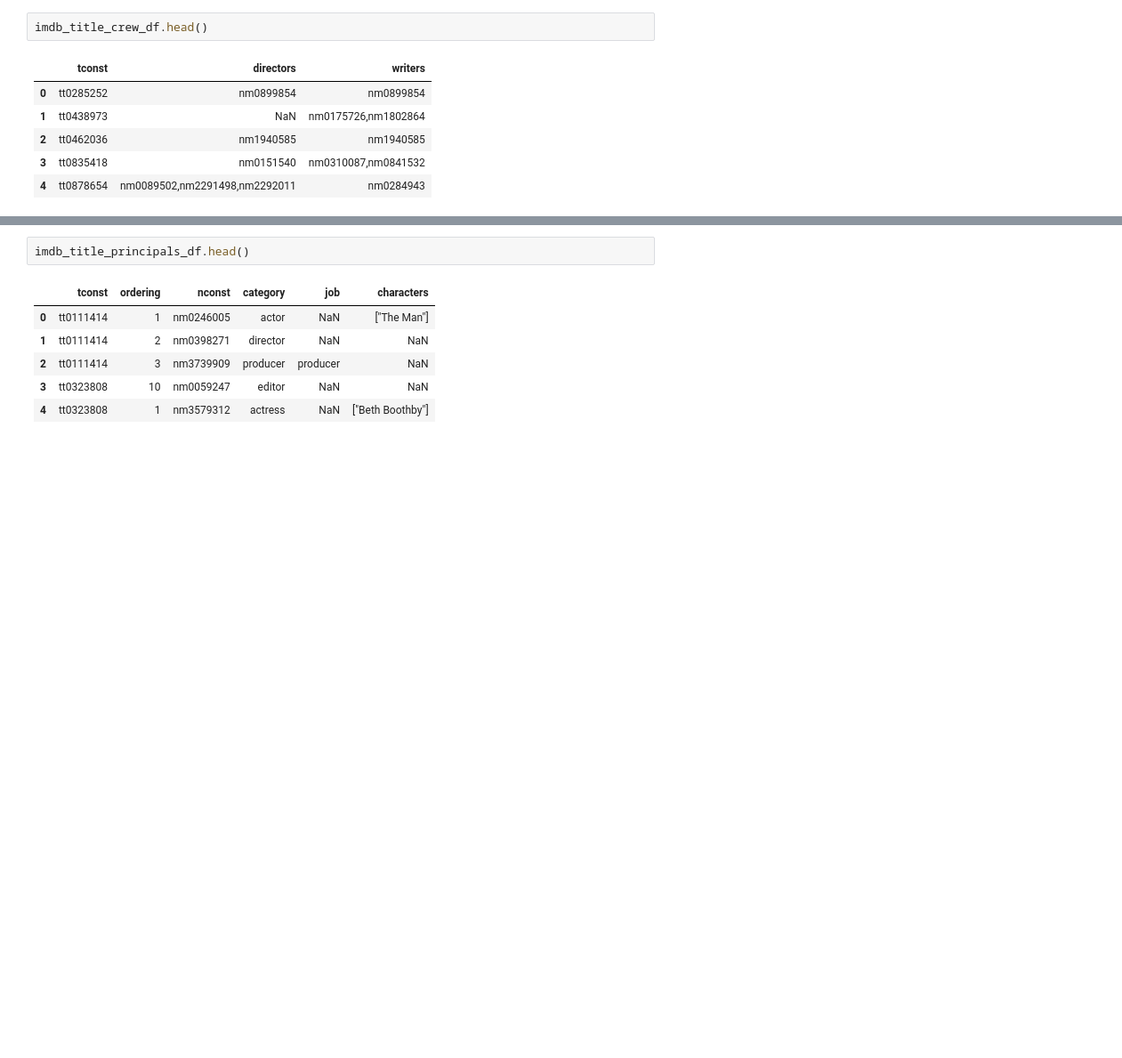
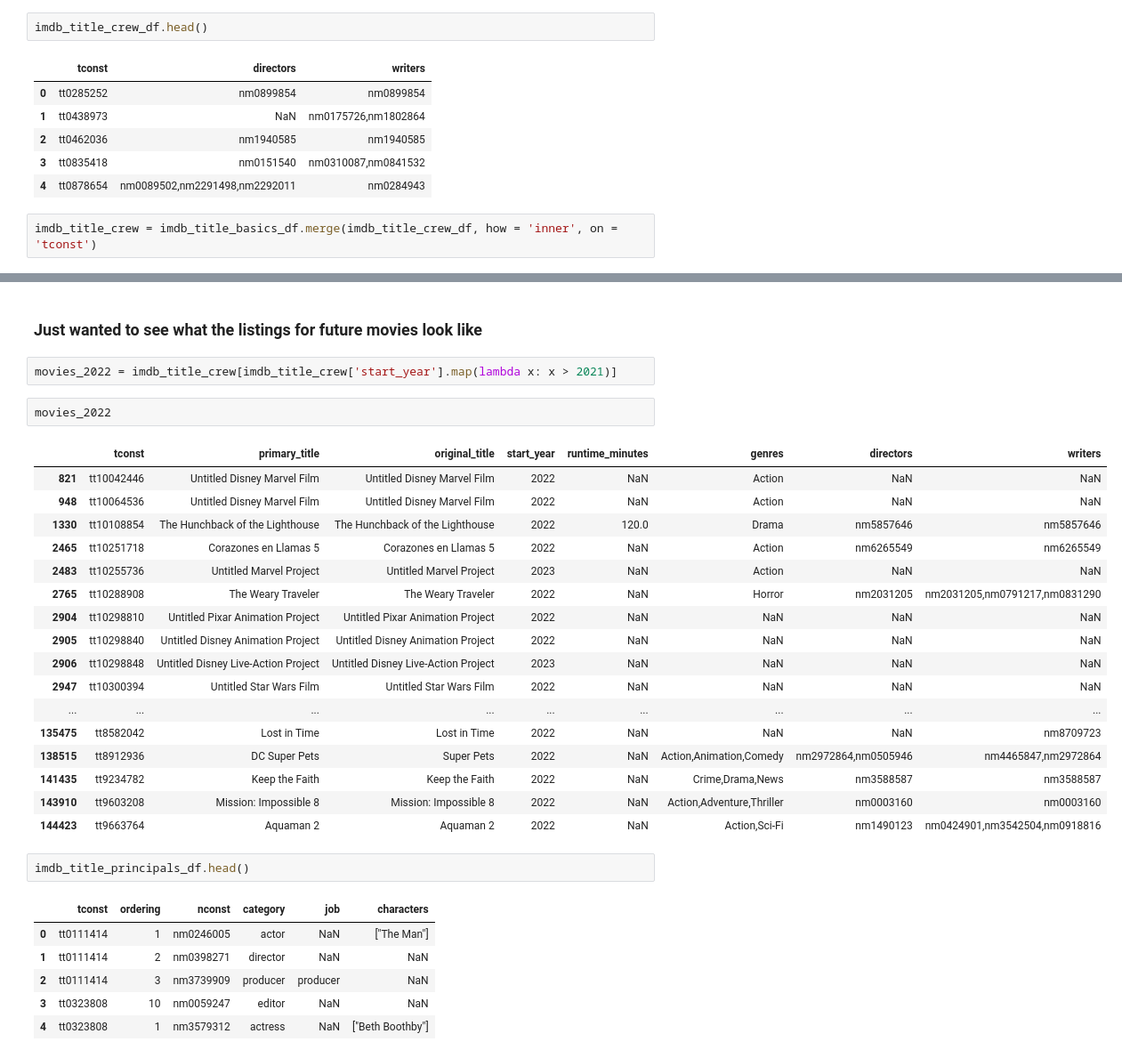
Before and after one commit to houleyemballo/AnalysisMovieData, a Jupyter notebook: DataInvestigation_Alex.ipynb, the cells around one changed output, grey strips where cells are left out. Shown at 89% size. Saved outputs shown, nothing was run; the diff lists cells and outputs as text; blank space fills up the shorter version.

```diff
--- a/DataInvestigation_Alex.ipynb
+++ b/DataInvestigation_Alex.ipynb
@@ -99,3 +134,5 @@ imdb_title_crew_df.head()
 | 2 | tt0462036 | nm1940585 | nm1940585 |
 | 3 | tt0835418 | nm0151540 | nm0310087,nm0841532 |
 | 4 | tt0878654 | nm0089502,nm2291498,nm2292011 | nm0284943 |
+# %%
+imdb_title_crew = imdb_title_basics_df.merge(imdb_title_crew_df, how = 'inner', on = 'tconst')
@@ -102,3 +171,27 @@ imdb_title_crew_df.head()
+# %% [markdown]
+### Just wanted to see what the listings for future movies look like ###
+# %%
+movies_2022 = imdb_title_crew[imdb_title_crew['start_year'].map(lambda x: x > 2021)]
+# %%
+movies_2022
+# %% [output]
+|  | tconst | primary_title | original_title | start_year | runtime_minutes | genres | directors | writers |
+| 821 | tt10042446 | Untitled Disney Marvel Film | Untitled Disney Marvel Film | 2022 | NaN | Action | NaN | NaN |
+| 948 | tt10064536 | Untitled Disney Marvel Film | Untitled Disney Marvel Film | 2022 | NaN | Action | NaN | NaN |
+| 1330 | tt10108854 | The Hunchback of the Lighthouse | The Hunchback of the Lighthouse | 2022 | 120.0 | Drama | nm5857646 | nm5857646 |
+| 2465 | tt10251718 | Corazones en Llamas 5 | Corazones en Llamas 5 | 2022 | NaN | Action | nm6265549 | nm6265549 |
+| 2483 | tt10255736 | Untitled Marvel Project | Untitled Marvel Project | 2023 | NaN | Action | NaN | NaN |
+| 2765 | tt10288908 | The Weary Traveler | The Weary Traveler | 2022 | NaN | Horror | nm2031205 | nm2031205,nm0791217,nm0831290 |
+| 2904 | tt10298810 | Untitled Pixar Animation Project | Untitled Pixar Animation Project | 2022 | NaN | NaN | NaN | NaN |
+| 2905 | tt10298840 | Untitled Disney Animation Project | Untitled Disney Animation Project | 2022 | NaN | NaN | NaN | NaN |
+| 2906 | tt10298848 | Untitled Disney Live-Action Project | Untitled Disney Live-Action Project | 2023 | NaN | NaN | NaN | NaN |
+| 2947 | tt10300394 | Untitled Star Wars Film | Untitled Star Wars Film | 2022 | NaN | NaN | NaN | NaN |
+| ... | ... | ... | ... | ... | ... | ... | ... | ... |
+| 135475 | tt8582042 | Lost in Time | Lost in Time | 2022 | NaN | NaN | NaN | nm8709723 |
+| 138515 | tt8912936 | DC Super Pets | Super Pets | 2022 | NaN | Action,Animation,Comedy | nm2972864,nm0505946 | nm4465847,nm2972864 |
+| 141435 | tt9234782 | Keep the Faith | Keep the Faith | 2022 | NaN | Crime,Drama,News | nm3588587 | nm3588587 |
+| 143910 | tt9603208 | Mission: Impossible 8 | Mission: Impossible 8 | 2022 | NaN | Action,Adventure,Thriller | nm0003160 | nm0003160 |
+| 144423 | tt9663764 | Aquaman 2 | Aquaman 2 | 2022 | NaN | Action,Sci-Fi | nm1490123 | nm0424901,nm3542504,nm0918816 |
 # %%
 imdb_title_principals_df.head()
 # %% [output]
```
Also changed, not shown: parts of 42 cells of this notebook.
